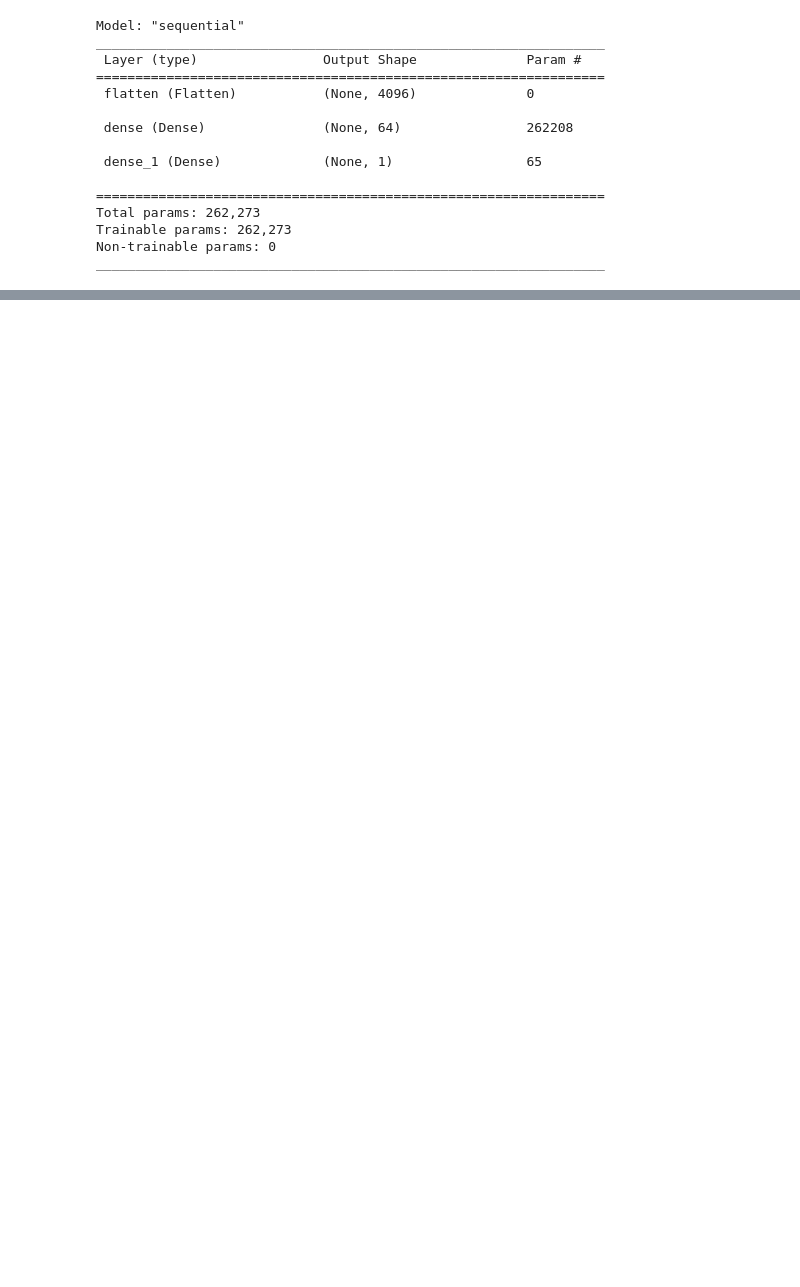
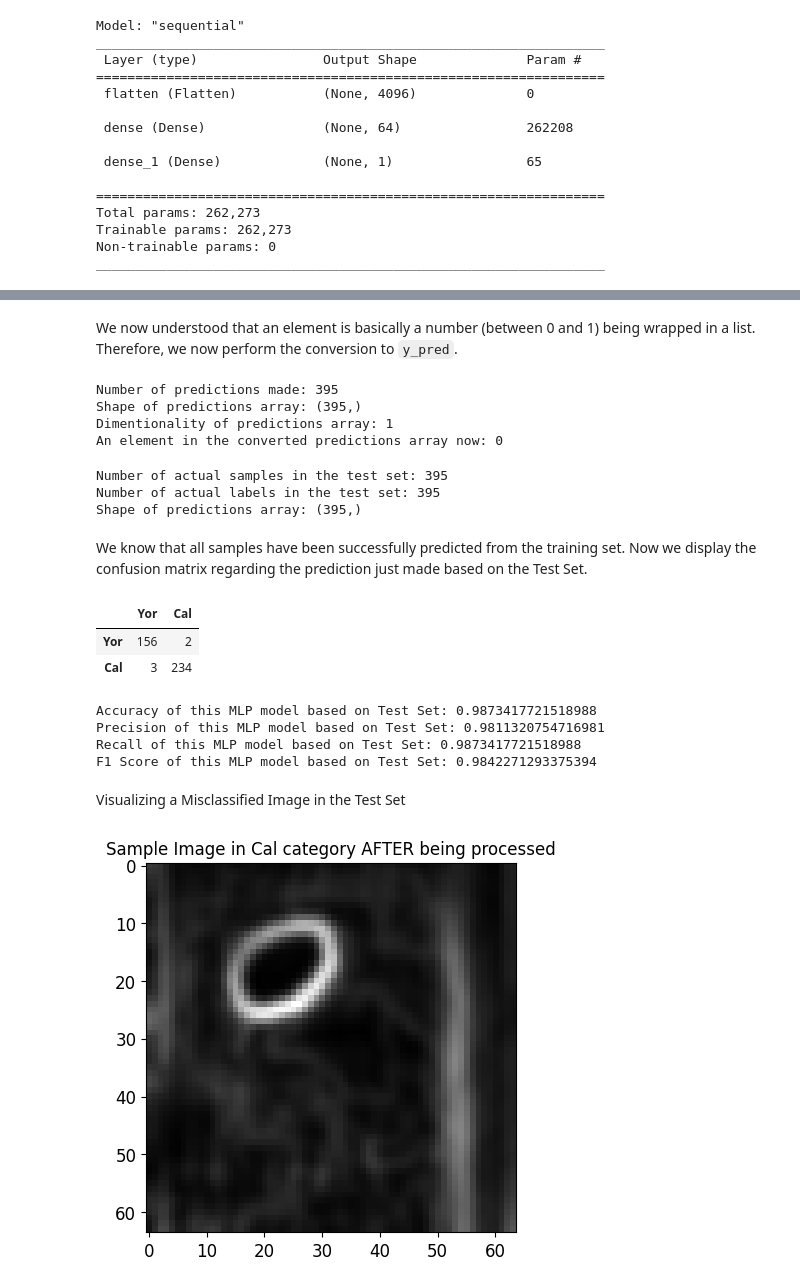
Before and after one commit to kmock930/Texture-Image-Comparison, a Jupyter notebook: CSI5341 Assignment 2 - Kelvin Mock 300453668.ipynb, the cells around one changed output, grey strips where cells are left out. Cells and saved outputs as stored; diff of their text form; code cells hidden in the pictures; blank space fills up the shorter version.

Commit message:
Completed building, training and evaluating MLP model

```diff
--- a/CSI5341 Assignment 2 - Kelvin Mock 300453668.ipynb
+++ b/CSI5341 Assignment 2 - Kelvin Mock 300453668.ipynb
@@ -349,0 +450,5 @@ MLP.plotLearningCurve(history);
+# %%
+y_pred = mlpModel.predict(X_test=X_test);
+print(f"Number of predictions made: {len(y_pred)}");
+print(f"Shape of predictions array: {y_pred.shape}");
+print(f"Dimentionality of predictions array: {y_pred.ndim}");
@@ -349,0 +469,74 @@ MLP.plotLearningCurve(history);
+# %% [markdown]
+We now understood that an element is basically a number (between 0 and 1) being wrapped in a list. Therefore, we now perform the conversion to `y_pred`.
+# %%
+y_pred = convertPredArray(y_pred);
+# Convert predictions to class labels (0 or 1) based on a threshold of 0.5
+y_pred = (y_pred > 0.5).astype(int);
+print(f"Number of predictions made: {len(y_pred)}");
+print(f"Shape of predictions array: {y_pred.shape}");
+print(f"Dimentionality of predictions array: {y_pred.ndim}");
+print(f"An element in the converted predictions array now: {y_pred[random.randint(0, len(y_pred))]}");
+# %% [output]
+Number of predictions made: 395
+Shape of predictions array: (395,)
+Dimentionality of predictions array: 1
+An element in the converted predictions array now: 0
+# %%
+# Recap
+print(f"Number of actual samples in the test set: {len(X_test)}");
+print(f"Number of actual labels in the test set: {len(y_test)}");
+print(f"Shape of predictions array: {y_test.shape}");
+# %% [output]
+Number of actual samples in the test set: 395
+Number of actual labels in the test set: 395
+Shape of predictions array: (395,)
+# %% [markdown]
+We know that all samples have been successfully predicted from the training set. Now we display the confusion matrix regarding the prediction just made based on the Test Set.
+# %%
+printConfMtx(
+    y_pred=y_pred,
+    y_test=y_test
+)
+# %% [output]
+|  | Yor | Cal |
+| Yor | 156 | 2 |
+| Cal | 3 | 234 |
+# %%
+# Evaluate Metrics
+# first item is for the metric score in training set; second item is for that in test set
+accuracies_mlp, precisions_mlp, recalls_mlp, f1s_mlp = [], [], [], [];
+accuracies_mlp.append(getAccuracy(
+    y_pred=y_pred,
+    y_test=y_test
+));
+precisions_mlp.append(getPrecision(
+    y_pred=y_pred,
+    y_test=y_test
+));
+recalls_mlp.append(getRecall(
+    y_pred=y_pred,
+    y_test=y_test
+));
+f1s_mlp.append(getF1(
+    y_pred=y_pred,
+    y_test=y_test
+));
+print(f"Accuracy of this MLP model based on Test Set: {accuracies_mlp[-1]} ");
+print(f"Precision of this MLP model based on Test Set: {precisions_mlp[-1]} ");
+print(f"Recall of this MLP model based on Test Set: {recalls_mlp[-1]} ");
+print(f"F1 Score of this MLP model based on Test Set: {f1s_mlp[-1]} ");
+# %% [output]
+Accuracy of this MLP model based on Test Set: 0.9873417721518988
+Precision of this MLP model based on Test Set: 0.9811320754716981
+Recall of this MLP model based on Test Set: 0.9873417721518988
+F1 Score of this MLP model based on Test Set: 0.9842271293375394
+# %% [markdown]
+Visualizing a Misclassified Image in the Test Set
+# %%
+visualizeMisclassified(
+    X_test=X_test,
+    y_test=y_test,
+    y_pred=y_pred
+);
+# %% [output]
+[figure, added]
```
Also changed, not shown: parts of 27 cells of this notebook, 6 other files.
